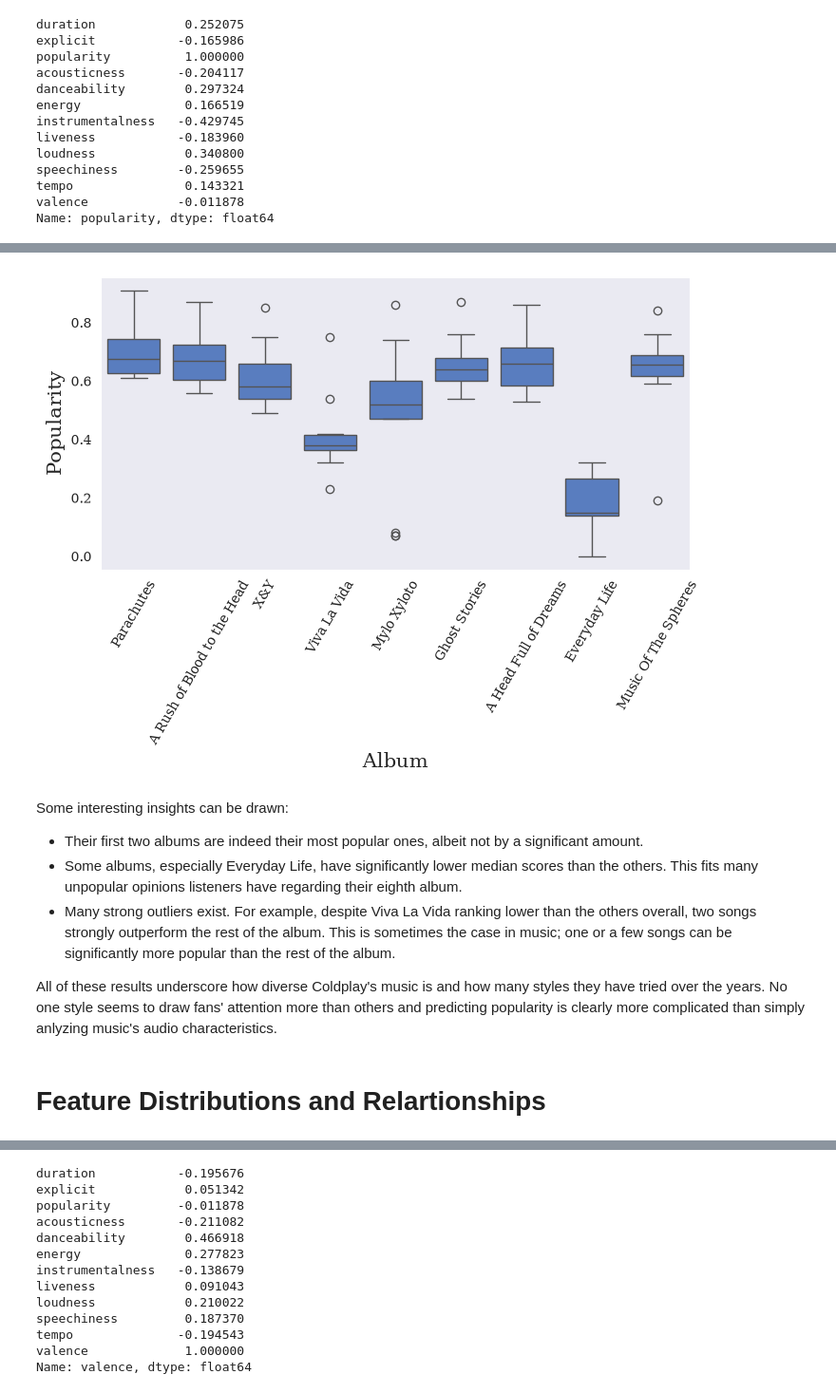
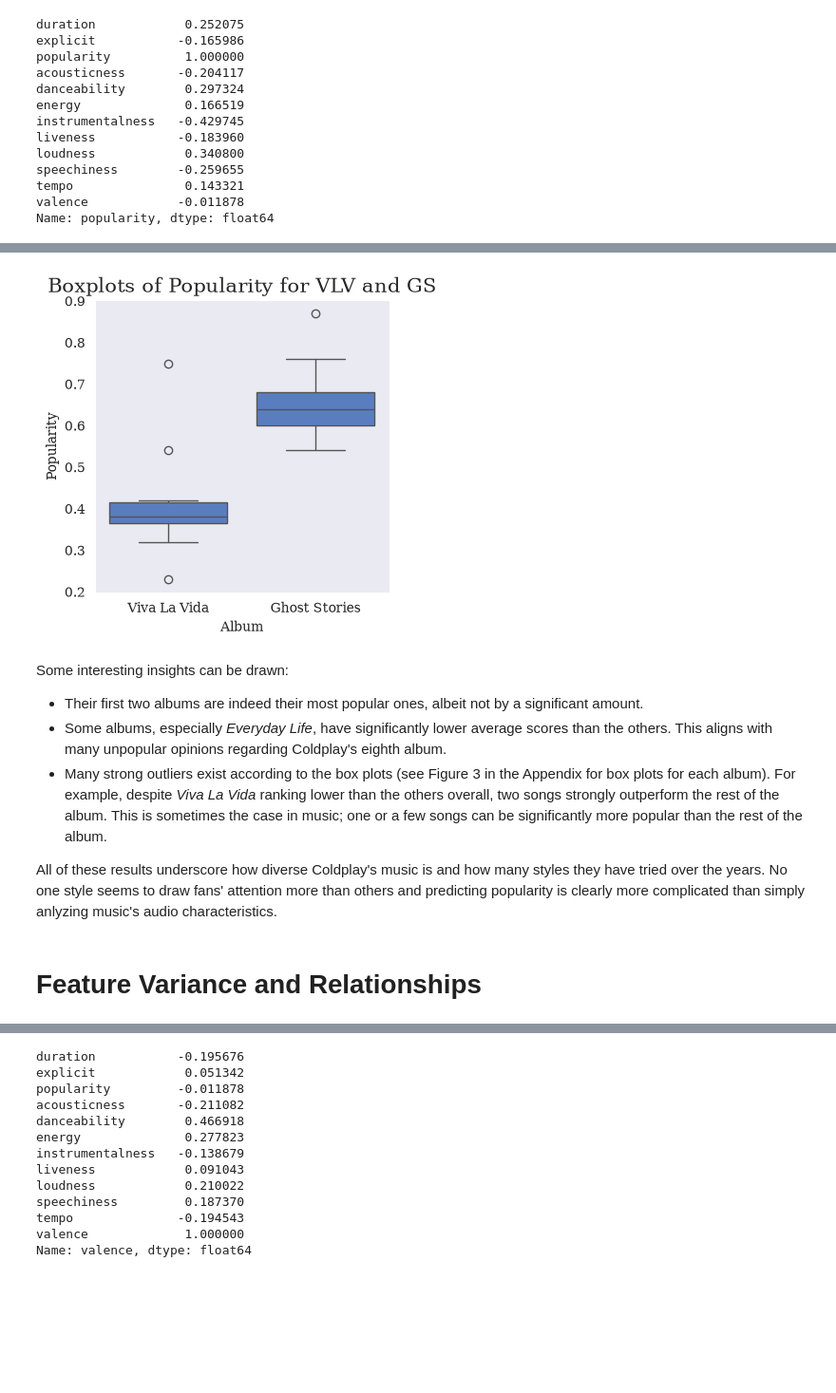
Before and after one commit to Dworlock11/Coldplay-Music-Analysis, a Jupyter notebook: notebooks/Analysis.ipynb, the cells around one changed output, grey strips where cells are left out. Shown at 95% size. Cells and saved outputs as stored; diff of their text form; code cells hidden in the pictures; blank space fills up the shorter version.

```diff
--- a/notebooks/Analysis.ipynb
+++ b/notebooks/Analysis.ipynb
@@ -212,5 +194,6 @@ Name: name, dtype: str
 # %% [markdown]
 The actual names of the songs would be more helpful, so they will be individually replaced.
 # %%
-df.loc[[0, 8, 5, 3, 10, 25], "name"] = ["Music of the Spheres", "Music of the Spheres II", "Human Heart", "Alien Choir", "Infinity Sign", "Bani Adam"]
+df.loc[[0, 8, 5, 3, 10, 25], "name"] = ["Music of the Spheres", "Music of the Spheres II", "Human Heart", "Alien Choir",
+                                        "Infinity Sign", "Bani Adam"]
 # %%
@@ -304,11 +289,11 @@ Coldplay has amassed a diverse discography over the years spanning both rock and
 
 Firstly, their first two albums are considered acoustic rock, while the albums later started to use more electronic instrumentation that is characteristic of pop.
 # %%
-sorted_df = df.sort_values(by=["release_date"])
+df = df.sort_values(by=["release_date"])
 
 fig, ax = plt.subplots(figsize=(8, 3))
 
-sns.barplot(x="album_name", y="acousticness", data=sorted_df, errorbar=('ci', False))
+sns.barplot(x="album_name", y="acousticness", data=df, errorbar=('ci', False))
 ax.set_xlabel("Album", fontsize=15)
 ax.set_ylabel("Acousticness", fontsize=15)
 ax.set_title("Average Acousticness of Each Album", fontsize=20)
@@ -444,23 +442,24 @@ But perhaps some of their studio albums are more popular than others. Many prefe
 # %%
-fig, ax = plt.subplots(figsize=(8, 4))
+fig, ax = plt.subplots(figsize=(4, 4))
 
-sns.boxplot(x="album_name", y="popularity", data=sorted_df)
-ax.set_xlabel("Album", fontsize=15)
-ax.set_ylabel("Popularity", fontsize=15)
-plt.xticks(rotation=60)
+sns.boxplot(x="album_name", y="popularity",
+            data=df.query("album_name.isin(['Viva La Vida', 'Ghost Stories'])"))
+ax.set_xlabel("Album")
+ax.set_ylabel("Popularity")
+ax.set_title("Boxplots of Popularity for VLV and GS", fontsize=15)
 
 plt.show()
 # %% [output]
-[figure, old version]
+[figure, new version]
 # %% [markdown]
 Some interesting insights can be drawn:
 * Their first two albums are indeed their most popular ones, albeit not by a significant amount.
-* Some albums, especially Everyday Life, have significantly lower median scores than the others. This fits many unpopular opinions listeners have regarding their eighth album.
-* Many strong outliers exist. For example, despite Viva La Vida ranking lower than the others overall, two songs strongly outperform the rest of the album. This is sometimes the case in music; one or a few songs can be significantly more popular than the rest of the album.
+* Some albums, especially *Everyday Life*, have significantly lower average scores than the others. This aligns with many unpopular opinions regarding Coldplay's eighth album.
+* Many strong outliers exist according to the box plots (see Figure 3 in the Appendix for box plots for each album). For example, despite *Viva La Vida* ranking lower than the others overall, two songs strongly outperform the rest of the album. This is sometimes the case in music; one or a few songs can be significantly more popular than the rest of the album.
 
 All of these results underscore how diverse Coldplay's music is and how many styles they have tried over the years. No one style seems to draw fans' attention more than others and predicting popularity is clearly more complicated than simply anlyzing music's audio characteristics.
 # %% [markdown]
-# Feature Distributions and Relartionships
+# Feature Variance and Relationships
 # %% [markdown]
 I have been mentioning Coldplay's diversity, both in the context of their evolution through time and of the popularity of their music. But just how diverse does Coldplay get? Which characteristics are more varied and which tend to be more consistent? What relationships might some have with one another?
 
```
Also changed, not shown: parts of 48 cells of this notebook, 2 other files.
